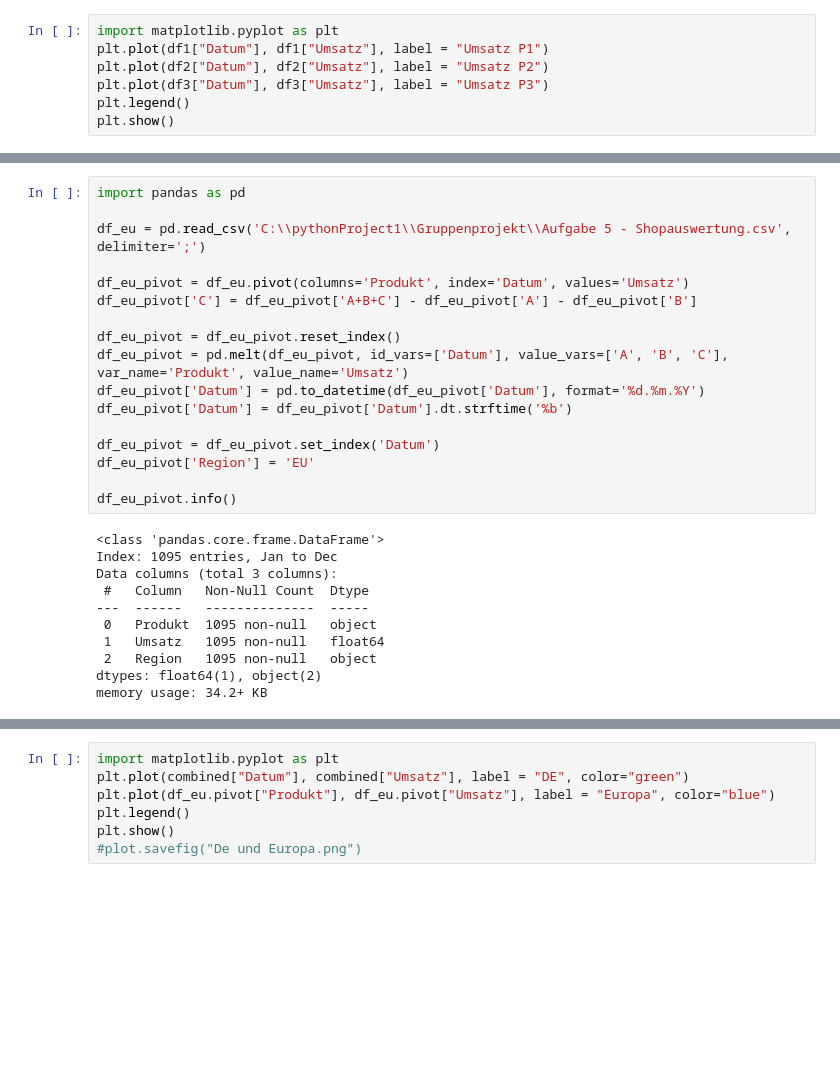
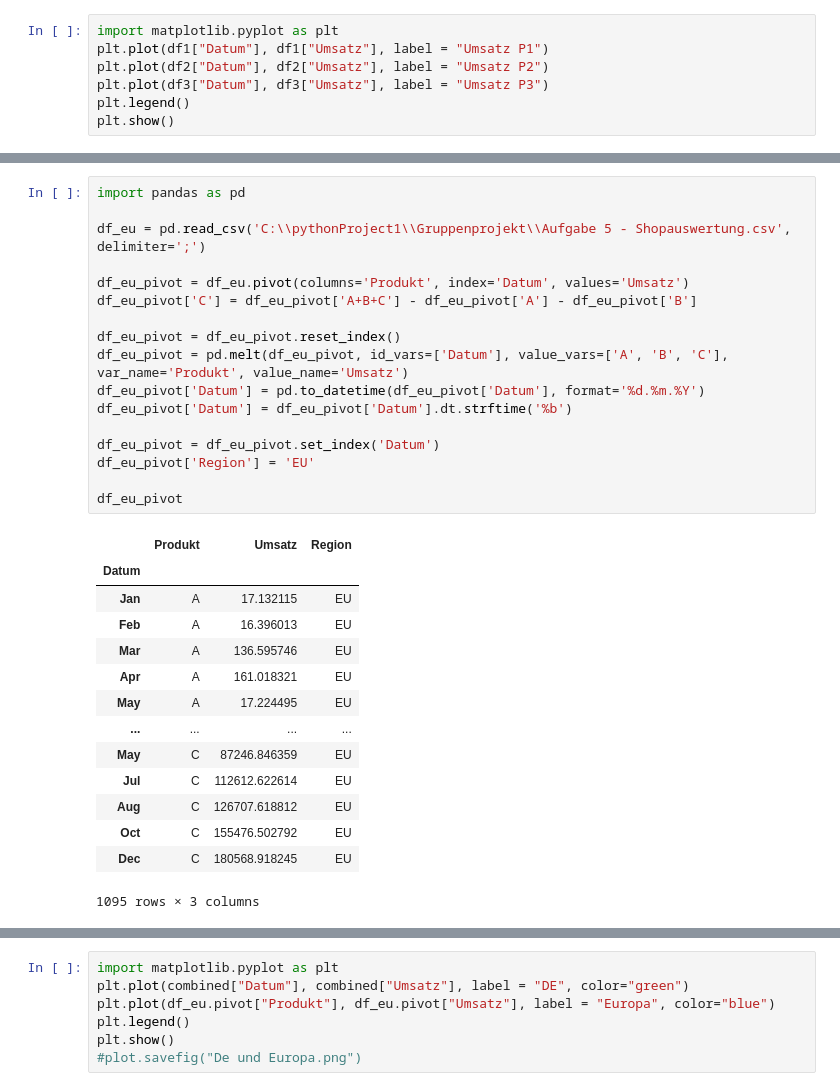
Before and after one commit to DataCraftAnca/Shop-Analyse, a Jupyter notebook: Shop analyse.ipynb, the cells around one changed output, grey strips where cells are left out. Cells and saved outputs as stored; diff of their text form; blank space fills up the shorter version.

```diff
--- a/Shop analyse.ipynb
+++ b/Shop analyse.ipynb
@@ -126,31 +121,35 @@ NameError: name 'plot' is not defined
 # %%
 import pandas as pd
 
 df_eu = pd.read_csv('C:\\pythonProject1\\Gruppenprojekt\\Aufgabe 5 - Shopauswertung.csv', delimiter=';')
 
 df_eu_pivot = df_eu.pivot(columns='Produkt', index='Datum', values='Umsatz')
 df_eu_pivot['C'] = df_eu_pivot['A+B+C'] - df_eu_pivot['A'] - df_eu_pivot['B']
 
 df_eu_pivot = df_eu_pivot.reset_index()
 df_eu_pivot = pd.melt(df_eu_pivot, id_vars=['Datum'], value_vars=['A', 'B', 'C'], var_name='Produkt', value_name='Umsatz')
 df_eu_pivot['Datum'] = pd.to_datetime(df_eu_pivot['Datum'], format='%d.%m.%Y')
 df_eu_pivot['Datum'] = df_eu_pivot['Datum'].dt.strftime('%b')
 
 df_eu_pivot = df_eu_pivot.set_index('Datum')
 df_eu_pivot['Region'] = 'EU'
 
-df_eu_pivot.info()
+df_eu_pivot
 # %% [output]
+|  | Produkt | Umsatz | Region |
+| Datum |  |  |  |
+| Jan | A | 17.132115 | EU |
+| Feb | A | 16.396013 | EU |
+| Mar | A | 136.595746 | EU |
+| Apr | A | 161.018321 | EU |
+| May | A | 17.224495 | EU |
+| ... | ... | ... | ... |
+| May | C | 87246.846359 | EU |
+| Jul | C | 112612.622614 | EU |
+| Aug | C | 126707.618812 | EU |
+| Oct | C | 155476.502792 | EU |
+| Dec | C | 180568.918245 | EU |
-<class 'pandas.core.frame.DataFrame'>
-Index: 1095 entries, Jan to Dec
-Data columns (total 3 columns):
- #   Column   Non-Null Count  Dtype
----  ------   --------------  -----
- 0   Produkt  1095 non-null   object
- 1   Umsatz   1095 non-null   float64
- 2   Region   1095 non-null   object
-dtypes: float64(1), object(2)
-memory usage: 34.2+ KB
+1095 rows × 3 columns
 # %%
 import seaborn as sns
 
```
Also changed, not shown: parts of 7 cells of this notebook, 1 other file.
